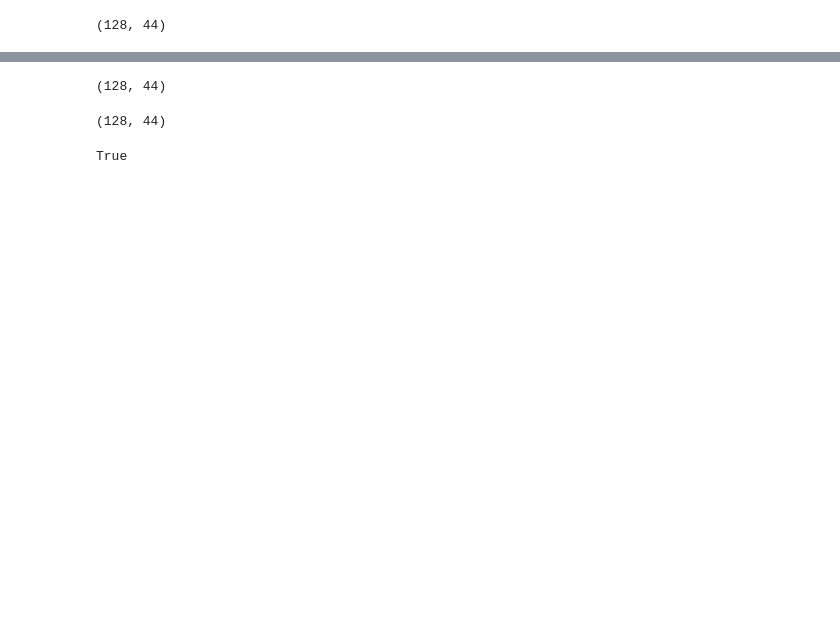
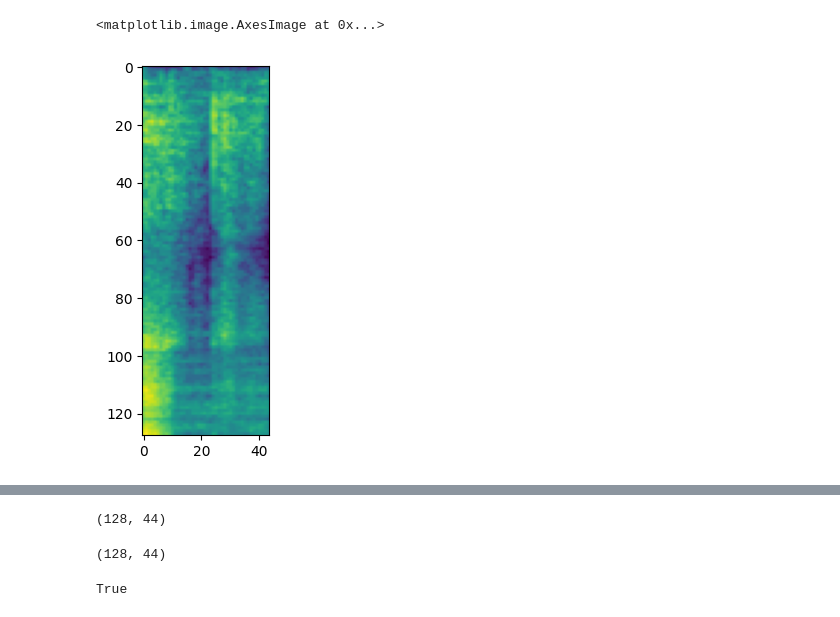
Before and after one commit to Bassem-2000/Voice-Classification, a Jupyter notebook: Untitled.ipynb, the cells around one changed output, grey strips where cells are left out. Drawn from its saved outputs; the diff is of its cells as text; code cells hidden in the pictures; blank space fills up the shorter version.

```diff
--- a/Untitled.ipynb
+++ b/Untitled.ipynb
@@ -18,13 +21,14 @@ import tensorflow_io as tfio
 # %%
 y, sr = librosa.load('data/Ahmed_Gamal.99.mp3')
 data = librosa.util.normalize(y)
 data = librosa.util.fix_length(data= data, size=sr)
 data = librosa.util.normalize(data)
 spec = librosa.feature.melspectrogram(y=data, sr=sr, hop_length=512, fmax=8000)
 spec_db = librosa.power_to_db(spec, ref= np.max)
-# plt.imshow(spec_db)
-spec_db.shape
+plt.imshow(spec_db)
+# spec_db.shape
 # %% [output]
-(128, 44)
+<matplotlib.image.AxesImage at 0x...>
+[figure, added]
 # %%
 freq_mask = tfio.audio.freq_mask(spec_db, param=10)
```
Also changed, not shown: parts of 41 cells of this notebook.
